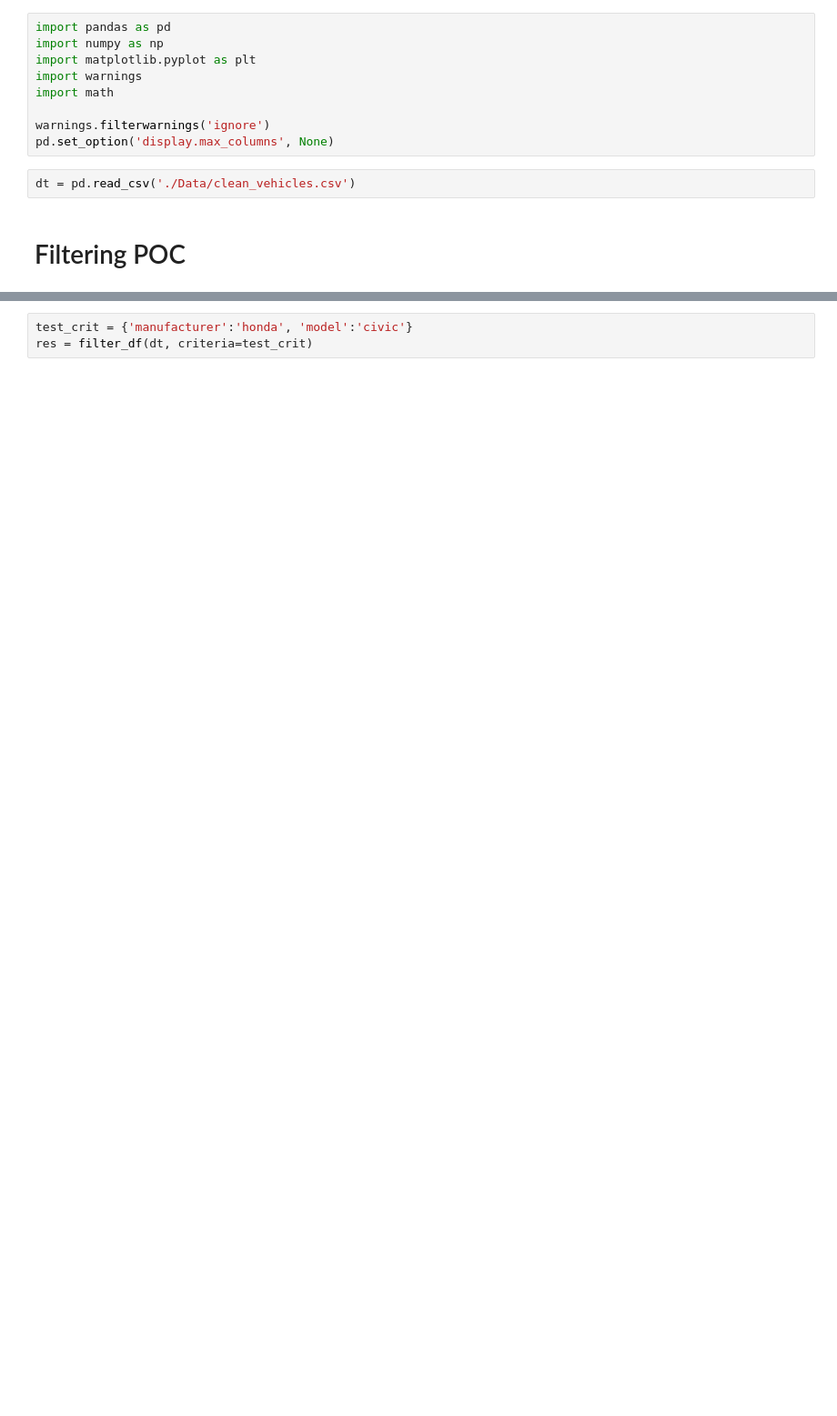
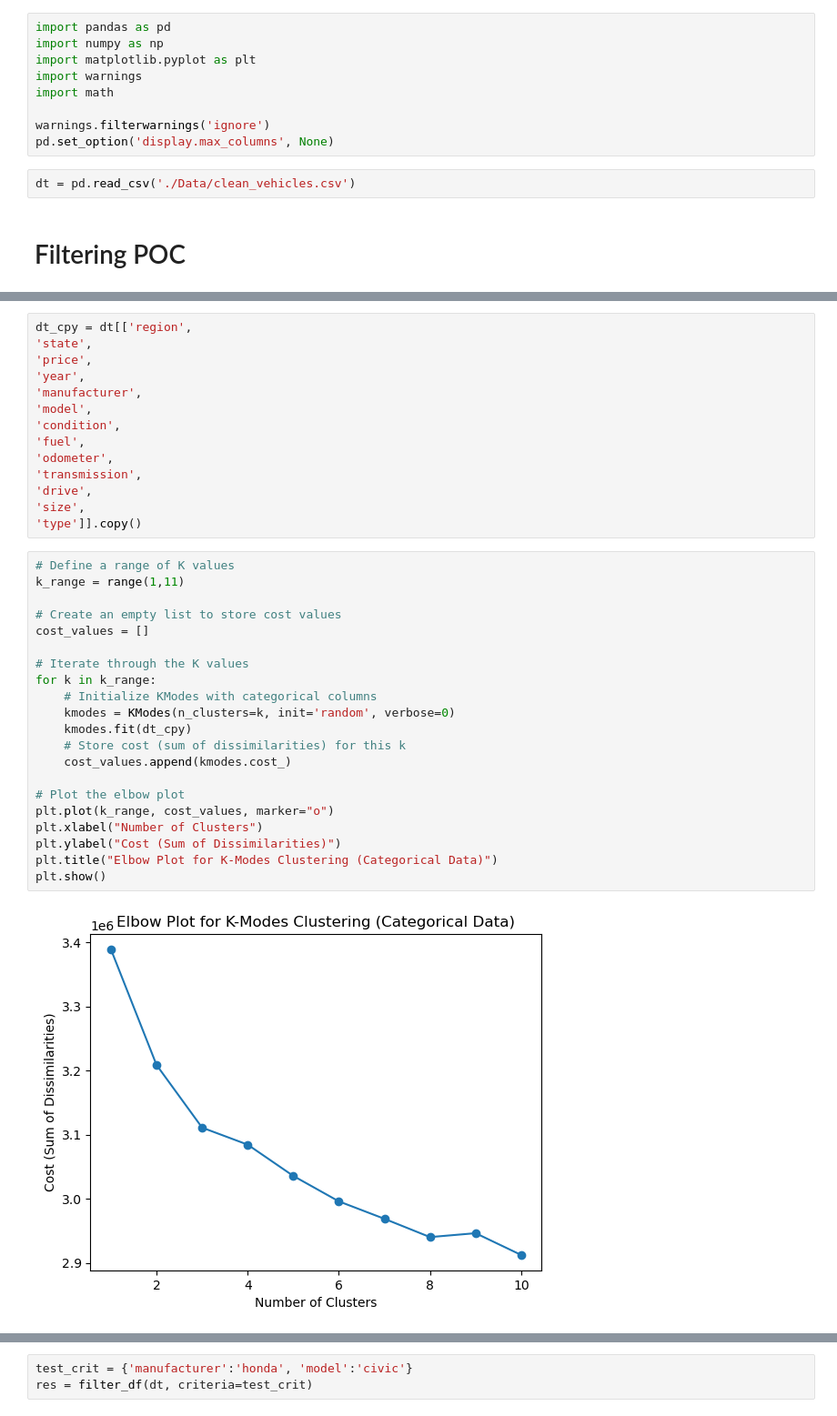
Before and after one commit to IshanBhargava/dsc550, a Jupyter notebook: BE.ipynb, the cells around one changed output, grey strips where cells are left out. Shown at 91% size. Drawn from its saved outputs; the diff is of its cells as text; blank space fills up the shorter version.

```diff
--- a/BE.ipynb
+++ b/BE.ipynb
@@ -20,0 +78,37 @@ dt.shape
+# %%
+dt_cpy = dt[['region',
+'state',
+'price',
+'year',
+'manufacturer',
+'model',
+'condition',
+'fuel',
+'odometer',
+'transmission',
+'drive',
+'size',
+'type']].copy()
+# %%
+# Define a range of K values
+k_range = range(1,11)
+
+# Create an empty list to store cost values
+cost_values = []
+
+# Iterate through the K values
+for k in k_range:
+    # Initialize KModes with categorical columns
+    kmodes = KModes(n_clusters=k, init='random', verbose=0)
+    kmodes.fit(dt_cpy)
+    # Store cost (sum of dissimilarities) for this k
+    cost_values.append(kmodes.cost_)
+
+# Plot the elbow plot
+plt.plot(k_range, cost_values, marker="o")
+plt.xlabel("Number of Clusters")
+plt.ylabel("Cost (Sum of Dissimilarities)")
+plt.title("Elbow Plot for K-Modes Clustering (Categorical Data)")
+plt.show()
+# %% [output]
+[figure, added]
```
Also changed, not shown: parts of 22 cells of this notebook, 4 other files.
